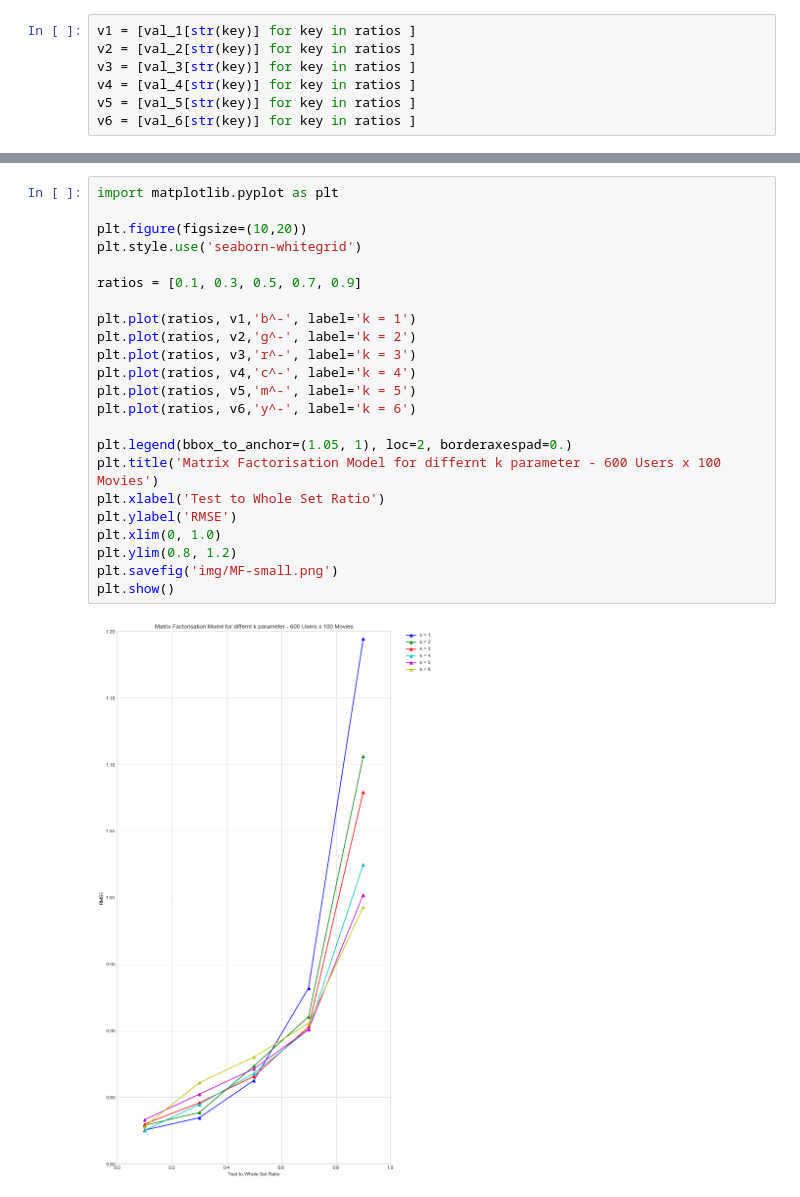
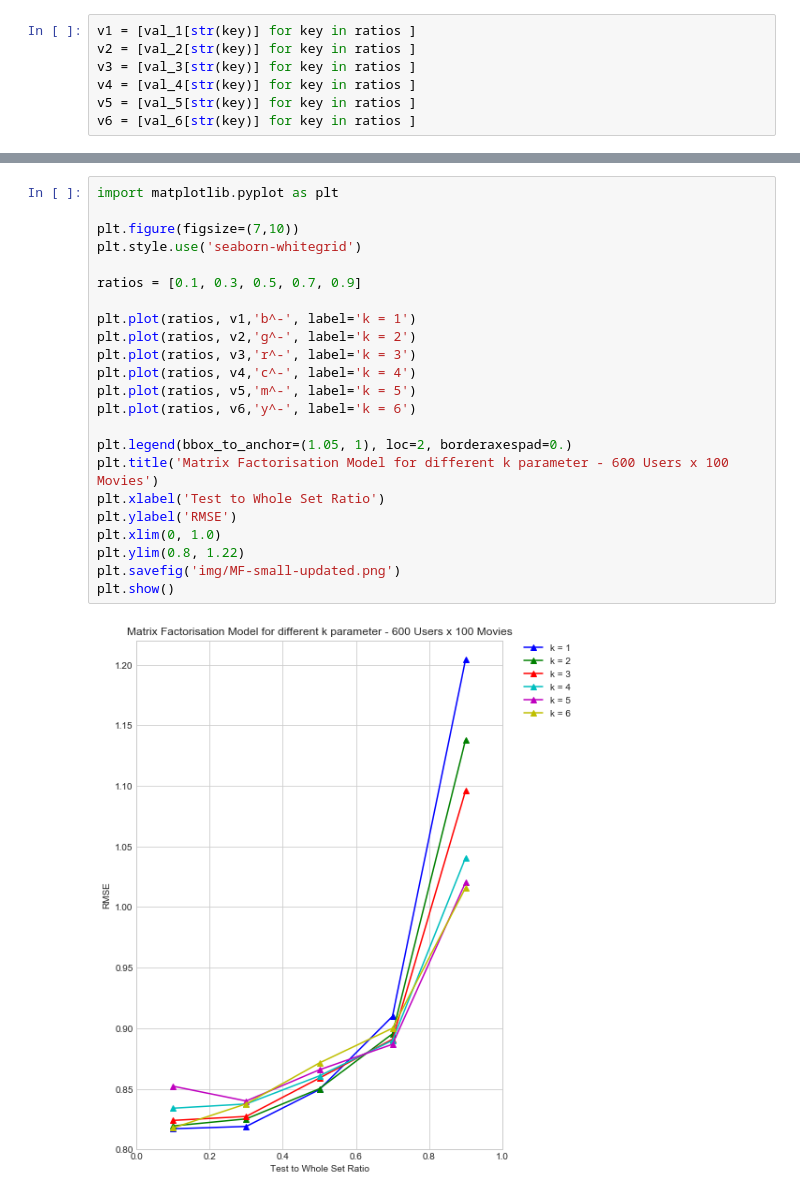
Before and after one commit to Jiawen97/PersonalizationTheoryProject, a Jupyter notebook: Model2_Matrix_Factorisation.ipynb, the cells around one changed output, grey strips where cells are left out. Cells and saved outputs as stored; diff of their text form.

Commit message:
Updated Readme and Added Figures

```diff
--- a/Model2_Matrix_Factorisation.ipynb
+++ b/Model2_Matrix_Factorisation.ipynb
@@ -259,26 +257,26 @@ v2
 # %%
 import matplotlib.pyplot as plt
 
-plt.figure(figsize=(10,20))
+plt.figure(figsize=(7,10))
 plt.style.use('seaborn-whitegrid')
 
 ratios = [0.1, 0.3, 0.5, 0.7, 0.9]
 
 plt.plot(ratios, v1,'b^-', label='k = 1')
 plt.plot(ratios, v2,'g^-', label='k = 2')
 plt.plot(ratios, v3,'r^-', label='k = 3')
 plt.plot(ratios, v4,'c^-', label='k = 4')
 plt.plot(ratios, v5,'m^-', label='k = 5')
 plt.plot(ratios, v6,'y^-', label='k = 6')
 
 plt.legend(bbox_to_anchor=(1.05, 1), loc=2, borderaxespad=0.)
-plt.title('Matrix Factorisation Model for differnt k parameter - 600 Users x 100 Movies')
+plt.title('Matrix Factorisation Model for different k parameter - 600 Users x 100 Movies')
 plt.xlabel('Test to Whole Set Ratio')
 plt.ylabel('RMSE')
 plt.xlim(0, 1.0)
-plt.ylim(0.8, 1.2)
-plt.savefig('img/MF-small.png')
+plt.ylim(0.8, 1.22)
+plt.savefig('img/MF-small-updated.png')
 plt.show()
 # %% [output]
-[figure, old version]
+[figure, new version]
 # %% [markdown]
```
Also changed, not shown: parts of 31 cells of this notebook, 3 other files.
